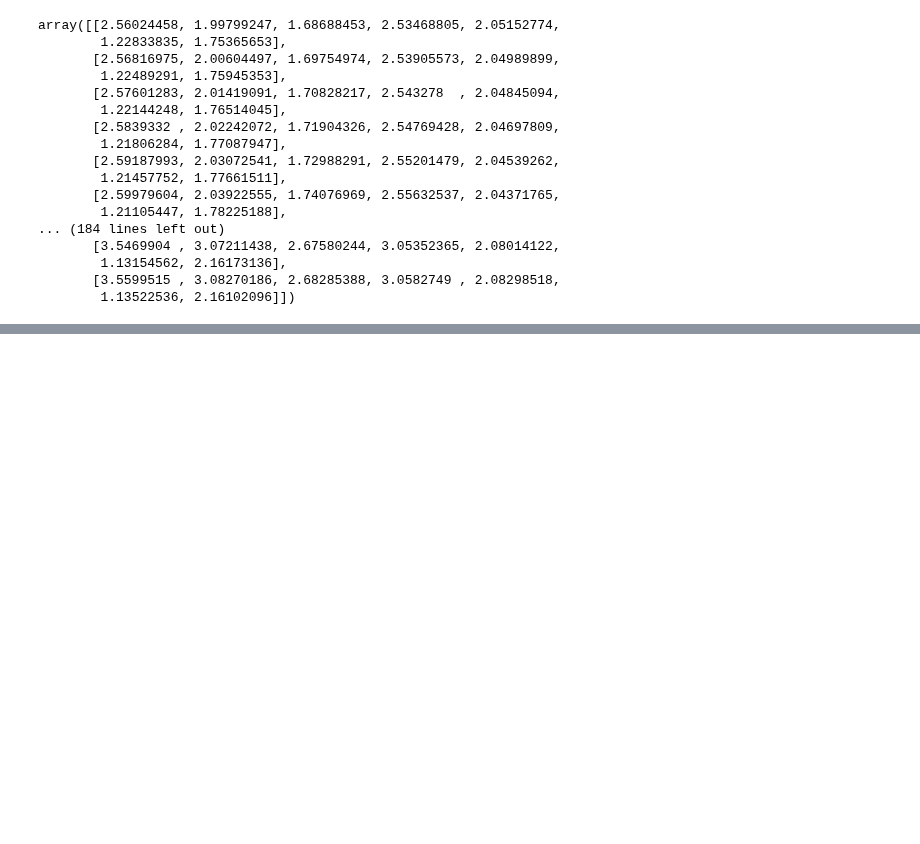
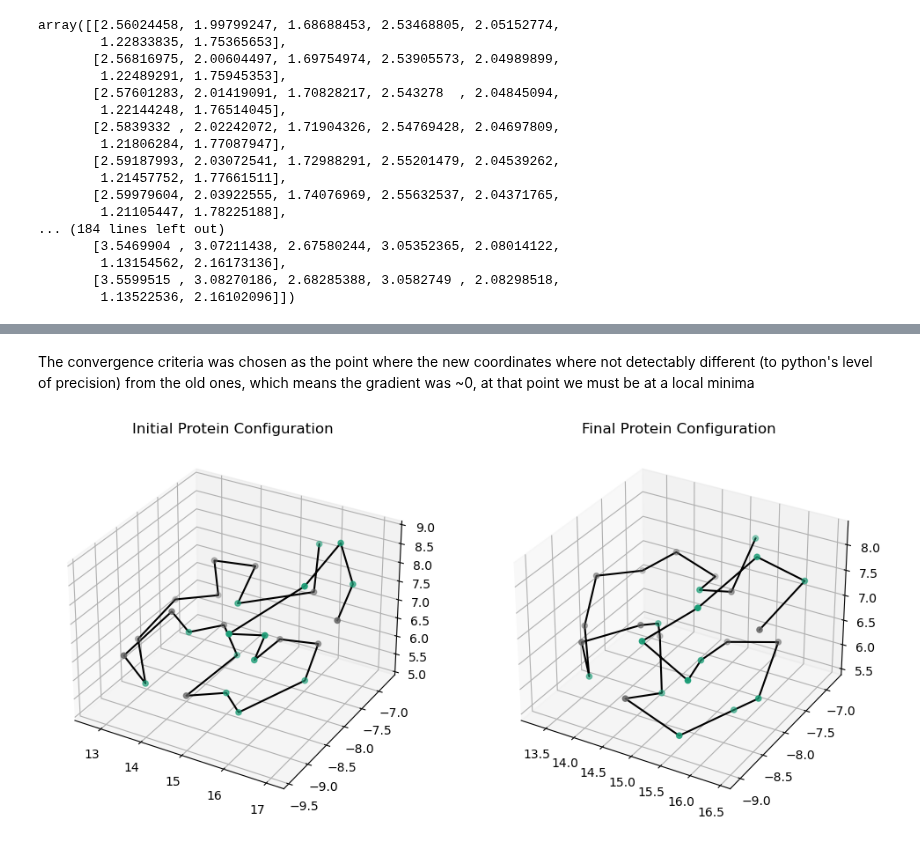
Before and after one commit to JooshK/ModelingTheLivingCell, a Jupyter notebook: scripts/PS6/main.ipynb, the cells around one changed output, grey strips where cells are left out. Drawn from its saved outputs; the diff is of its cells as text; code cells hidden in the pictures; blank space fills up the shorter version.

Commit message:
Finished Steepest descent optimization

```diff
--- a/scripts/PS6/main.ipynb
+++ b/scripts/PS6/main.ipynb
@@ -234,0 +236,3 @@ print(positive_states)
+# %%
+df_protein = process_file("../../data/onesequence_-22.79-1.dat")
+df_protein.head()
@@ -234,0 +246,2 @@ print(positive_states)
+# %%
+energy_min, configuration_min = steepest_descent(df_protein, 0.001)
@@ -234,0 +290,23 @@ print(positive_states)
+# %% [markdown]
+The convergence criteria was chosen as the point where the new coordinates where not detectably different (to python's level of precision) from the old ones, which means
+the gradient was ~0, at that point we must be at a local minima
+# %%
+fig, axs = plt.subplots(1, 2, subplot_kw={'projection': '3d'}, figsize=[12,6])
+color_map = []
+for res in df_protein['H/P'].to_numpy():
+    if res == 'H':
+        color_map.append(1)
+    else:
+        color_map.append(0)
+
+axs[0].scatter(df_protein['x'].to_numpy(), df_protein['y'].to_numpy(), df_protein['z'].to_numpy(), c=color_map, cmap='Dark2')
+axs[0].plot(df_protein['x'].to_numpy(), df_protein['y'].to_numpy(), df_protein['z'].to_numpy(), c='black')
+axs[0].set_title("Initial Protein Configuration")
+
+axs[1].scatter(configuration_min[:, 0], configuration_min[:, 1], configuration_min[:, 2], c=color_map, cmap='Dark2')
+axs[1].plot(configuration_min[:, 0], configuration_min[:, 1], configuration_min[:, 2], c='black')
+axs[1].set_title("Final Protein Configuration")
+
+plt.savefig("../../data/steepest_descent_protein.png")
+# %% [output]
+[figure, added]
```
Also changed, not shown: parts of 12 cells of this notebook, 3 other files.
